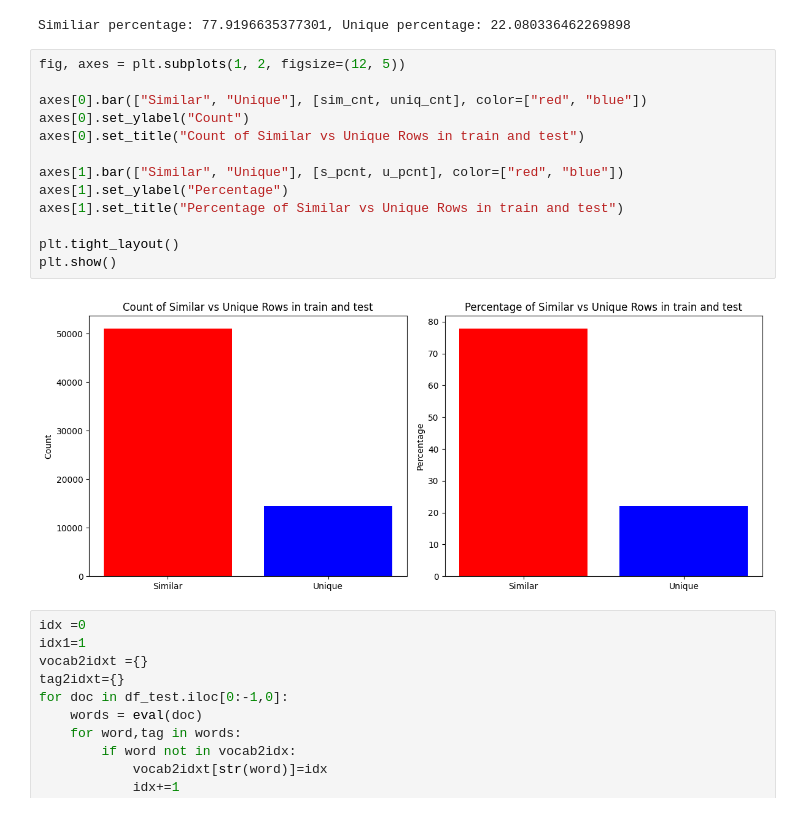
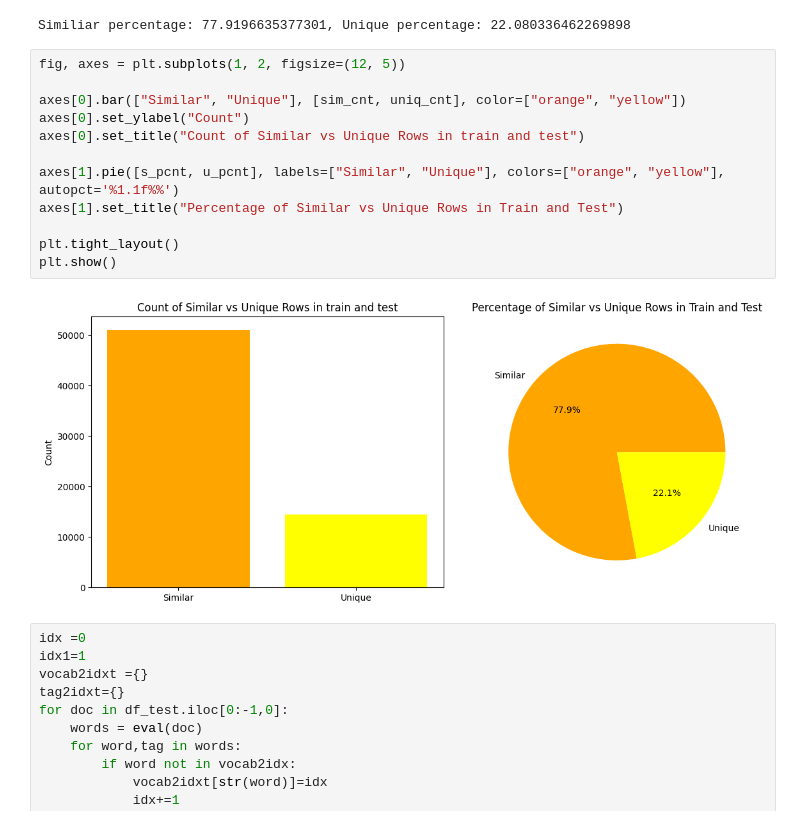
Before and after one commit to substobeme/NLPassignment1, a Jupyter notebook: assignment1.ipynb, the cells around one changed output. Saved outputs shown, nothing was run; the diff lists cells and outputs as text.

```diff
--- a/assignment1.ipynb
+++ b/assignment1.ipynb
@@ -131,18 +131,17 @@ Similiar percentage: 77.9196635377301, Unique percentage: 22.080336462269898
 # %%
 fig, axes = plt.subplots(1, 2, figsize=(12, 5))
 
-axes[0].bar(["Similar", "Unique"], [sim_cnt, uniq_cnt], color=["red", "blue"])
+axes[0].bar(["Similar", "Unique"], [sim_cnt, uniq_cnt], color=["orange", "yellow"])
 axes[0].set_ylabel("Count")
 axes[0].set_title("Count of Similar vs Unique Rows in train and test")
 
-axes[1].bar(["Similar", "Unique"], [s_pcnt, u_pcnt], color=["red", "blue"])
-axes[1].set_ylabel("Percentage")
-axes[1].set_title("Percentage of Similar vs Unique Rows in train and test")
+axes[1].pie([s_pcnt, u_pcnt], labels=["Similar", "Unique"], colors=["orange", "yellow"], autopct='%1.1f%%')
+axes[1].set_title("Percentage of Similar vs Unique Rows in Train and Test")
 
 plt.tight_layout()
 plt.show()
 # %% [output]
-[figure, old version]
+[figure, new version]
 # %%
 idx =0
 idx1=1
```
Also changed, not shown: parts of 1 cell of this notebook.
